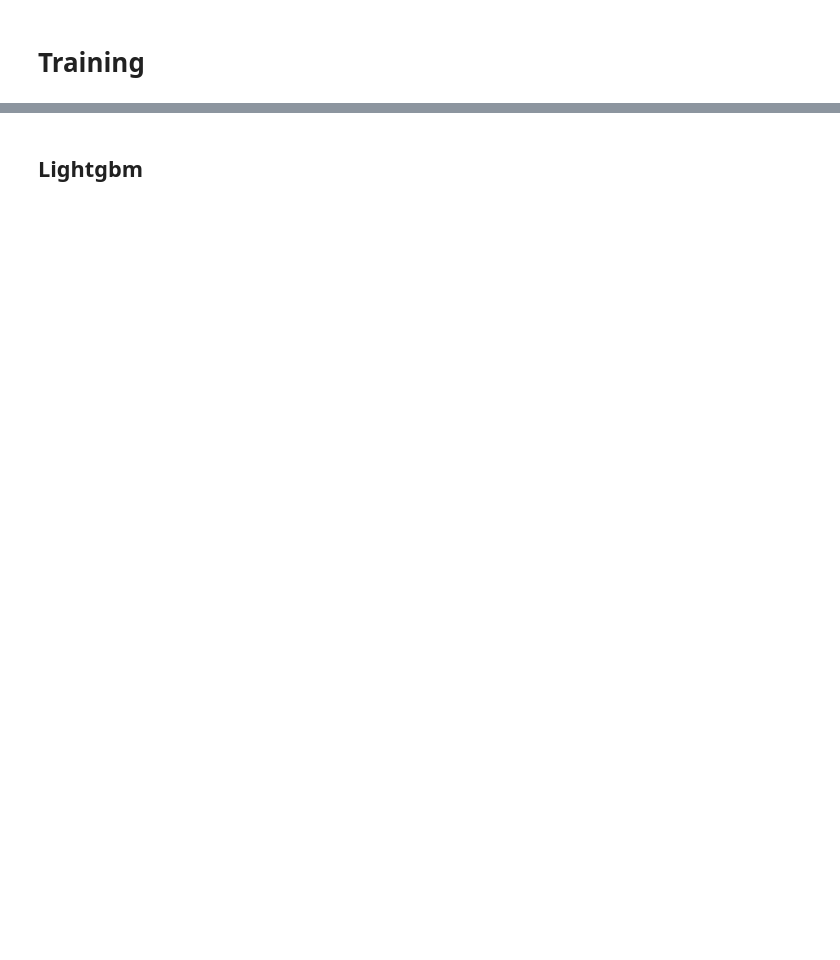
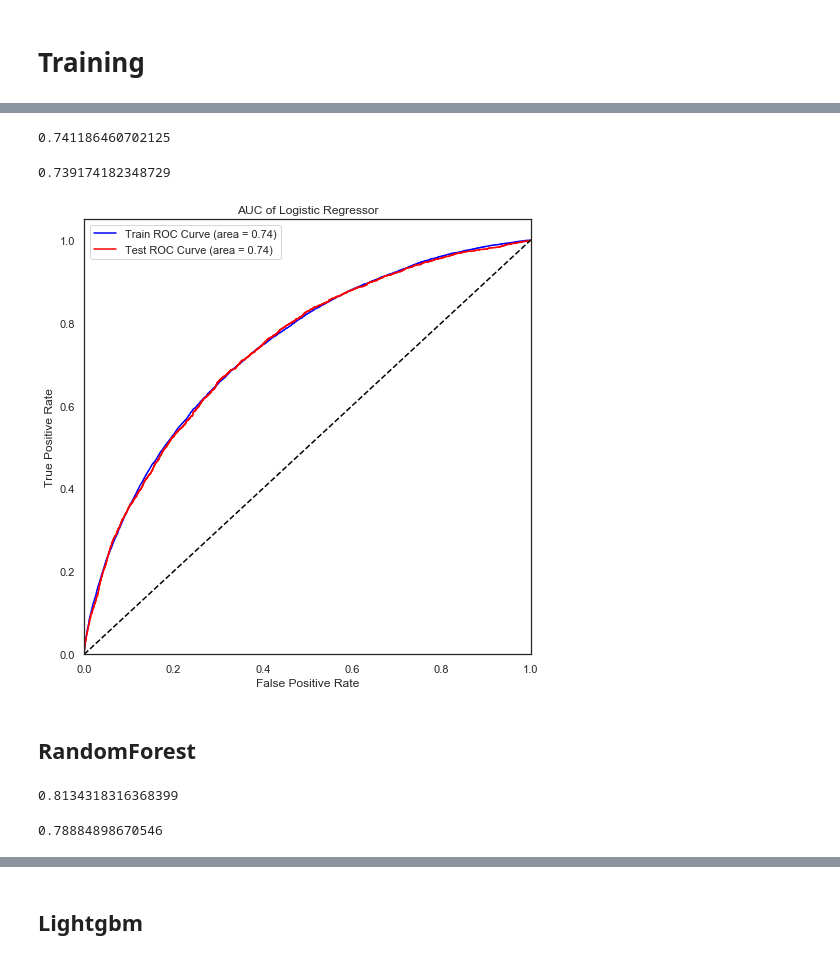
Before and after one commit to ILing82816/ds_surgery_proj, a Jupyter notebook: PythonLab-Main.ipynb, the cells around one changed output, grey strips where cells are left out. Drawn from its saved outputs; the diff is of its cells as text; code cells hidden in the pictures; blank space fills up the shorter version.

Commit message:
add model_training to git

```diff
--- a/PythonLab-Main.ipynb
+++ b/PythonLab-Main.ipynb
@@ -180,3 +147,3 @@ X_test = testdf.drop(["ID1","AGE_ON_CONTACT_DATE"], axis=1)
 # %%
 from sklearn.model_selection import train_test_split
-x_train, x_val, y_train, y_val = train_test_split(X_train, Y_train, test_size = 0.2, random_state = 1)
+x_train, x_val, y_train, y_val = train_test_split(X_train_vars, Y_train, test_size = 0.2, random_state = 1)
@@ -182,0 +152,4 @@ x_train, x_val, y_train, y_val = train_test_split(X_train, Y_train, test_size =
+# %%
+from sklearn.linear_model import LogisticRegression
+log = LogisticRegression()
+model_log = log.fit(x_train, y_train)
@@ -182,0 +164,43 @@ x_train, x_val, y_train, y_val = train_test_split(X_train, Y_train, test_size =
+# %%
+y_probs_train_log = model_log.predict_proba(x_train)
+y_probs_val_log = model_log.predict_proba(x_val)
+# %%
+from sklearn import metrics
+fpr, tpr, thresholds = metrics.roc_curve(y_train, y_probs_train_log[:,1])
+metrics.auc(fpr, tpr)
+# %% [output]
+0.741186460702125
+# %%
+fpr, tpr, thresholds = metrics.roc_curve(y_val, y_probs_val_log[:,1])
+metrics.auc(fpr, tpr)
+# %% [output]
+0.739174182348729
+# %%
+import numpy as np
+import seaborn as sns
+%matplotlib inline
+sns.set(style='white', rc={'figure.figsize':(8,8)})
+# %%
+## We draw the ROC and depend on the auc we can see there is a little bit overfitting
+import matplotlib.pyplot as plt
+from sklearn.metrics import confusion_matrix, roc_curve, roc_auc_score
+
+plt.plot(roc_curve(y_train, y_probs_train_log[:,1])[0],roc_curve(y_train, y_probs_train_log[:,1])[1],
+         color = 'blue', label='Train ROC Curve (area = %0.2f)' % roc_auc_score(y_train, y_probs_train_log[:,1]))
+
+plt.plot(roc_curve(y_val,   y_probs_val_log[:,1])[0],roc_curve(y_val,  y_probs_val_log[:,1])[1],
+         color = 'red', label='Test ROC Curve (area = %0.2f)' % roc_auc_score(y_val,  y_probs_val_log[:,1]))
+
+
+plt.plot([0, 1], [0, 1], color='black', linestyle='--')
+plt.xlim([0.0, 1.0])
+plt.ylim([0.0, 1.05])
+plt.xlabel('False Positive Rate')
+plt.ylabel('True Positive Rate')
+plt.title('AUC of Logistic Regressor')
+plt.legend()
+plt.show()
+# %% [output]
+[figure, added]
+# %% [markdown]
+## RandomForest
@@ -182,0 +221,10 @@ x_train, x_val, y_train, y_val = train_test_split(X_train, Y_train, test_size =
+# %%
+fpr, tpr, thresholds = metrics.roc_curve(y_train, y_probs_train_rf[:,1])
+metrics.auc(fpr, tpr)
+# %% [output]
+0.8134318316368399
+# %%
+fpr, tpr, thresholds = metrics.roc_curve(y_val, y_probs_val_rf[:,1])
+metrics.auc(fpr, tpr)
+# %% [output]
+0.78884898670546
```
Also changed, not shown: parts of 98 cells of this notebook, 5 other files.
